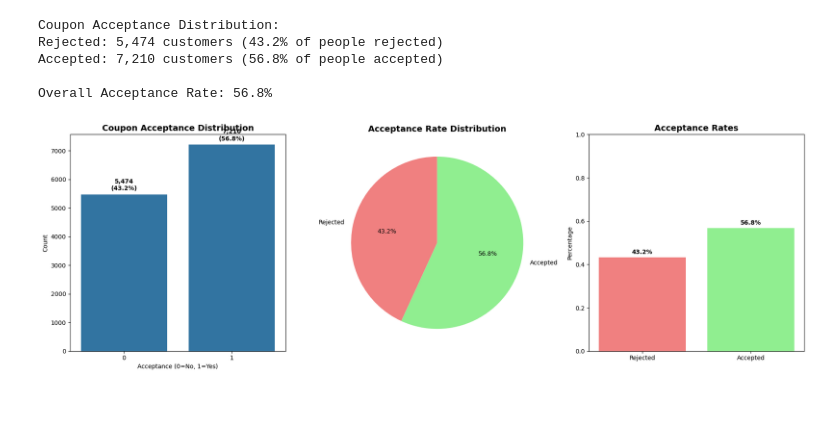
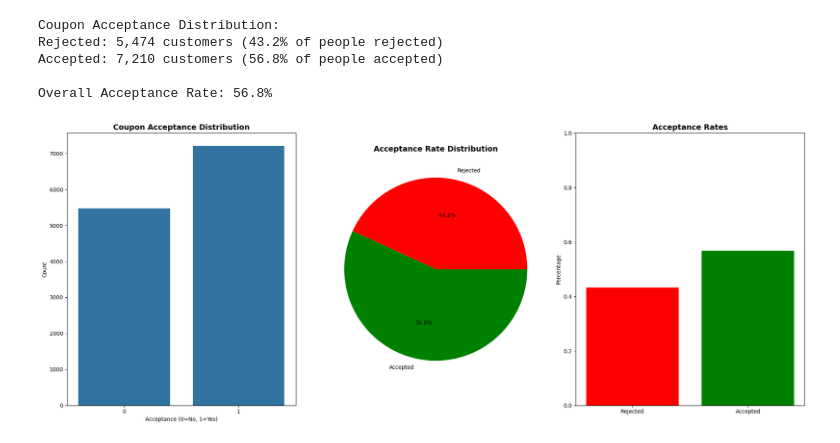
Before and after one commit to ricochetventures/coupon, a Jupyter notebook: coupon_acceptance_analysis.ipynb, the cells around one changed output. Drawn from its saved outputs; the diff is of its cells as text; code cells hidden in the pictures; blank space fills up the shorter version.

```diff
--- a/coupon_acceptance_analysis.ipynb
+++ b/coupon_acceptance_analysis.ipynb
@@ -116,35 +116,32 @@ Overall Acceptance Rate: 56.8%
 # %%
 # Visualize Coupon Acceptance Variable
 
 # Create a figure wih 3 subplots arranged in 1 row and 3 columns
-fig, axes = plt.subplots(1, 3, figsize=(18, 6))
+fig, axes = plt.subplots(1, 3, figsize=(20, 8))
 
 # Count plot generation
 sns.countplot(data=df, x='Y', ax=axes[0])
+# Creates a bar chart showing raw counts of 0s and 1s in the 'Y' column
 axes[0].set_title('Coupon Acceptance Distribution', fontsize=14, fontweight='bold')
+# Adds title, x-label, and y-label
 axes[0].set_xlabel('Acceptance (0=No, 1=Yes)')
 axes[0].set_ylabel('Count')
-for i, v in enumerate(target_counts):
-    axes[0].text(i, v + 100, f'{v:,}\n({target_rates[i]:.1%})',
-                ha='center', va='bottom', fontweight='bold')
 
-# Pie chart
+# Pie chart generation
 axes[1].pie(target_counts.values, labels=['Rejected', 'Accepted'],
-           autopct='%1.1f%%', startangle=90, colors=['lightcoral', 'lightgreen'])
+           autopct='%1.1f%%', colors=['red', 'green'])
 axes[1].set_title('Acceptance Rate Distribution', fontsize=14, fontweight='bold')
 
 # Bar chart with percentages
-bars = axes[2].bar(['Rejected', 'Accepted'], target_rates.values, color=['lightcoral', 'lightgreen'])
+bars = axes[2].bar(['Rejected', 'Accepted'], target_rates.values, color=['red', 'green'])
 axes[2].set_title('Acceptance Rates', fontsize=14, fontweight='bold')
 axes[2].set_ylabel('Percentage')
+# Sets y-axis limits from 0 to 1 (0% to 100%)
 axes[2].set_ylim(0, 1)
-for bar, rate in zip(bars, target_rates.values):
-    axes[2].text(bar.get_x() + bar.get_width()/2, bar.get_height() + 0.01,
-                f'{rate:.1%}', ha='center', va='bottom', fontweight='bold')
 
 plt.tight_layout()
 plt.show()
 # %% [output]
-[figure, old version]
+[figure, new version]
 # %%
 # Coupon Type Analysis
```
